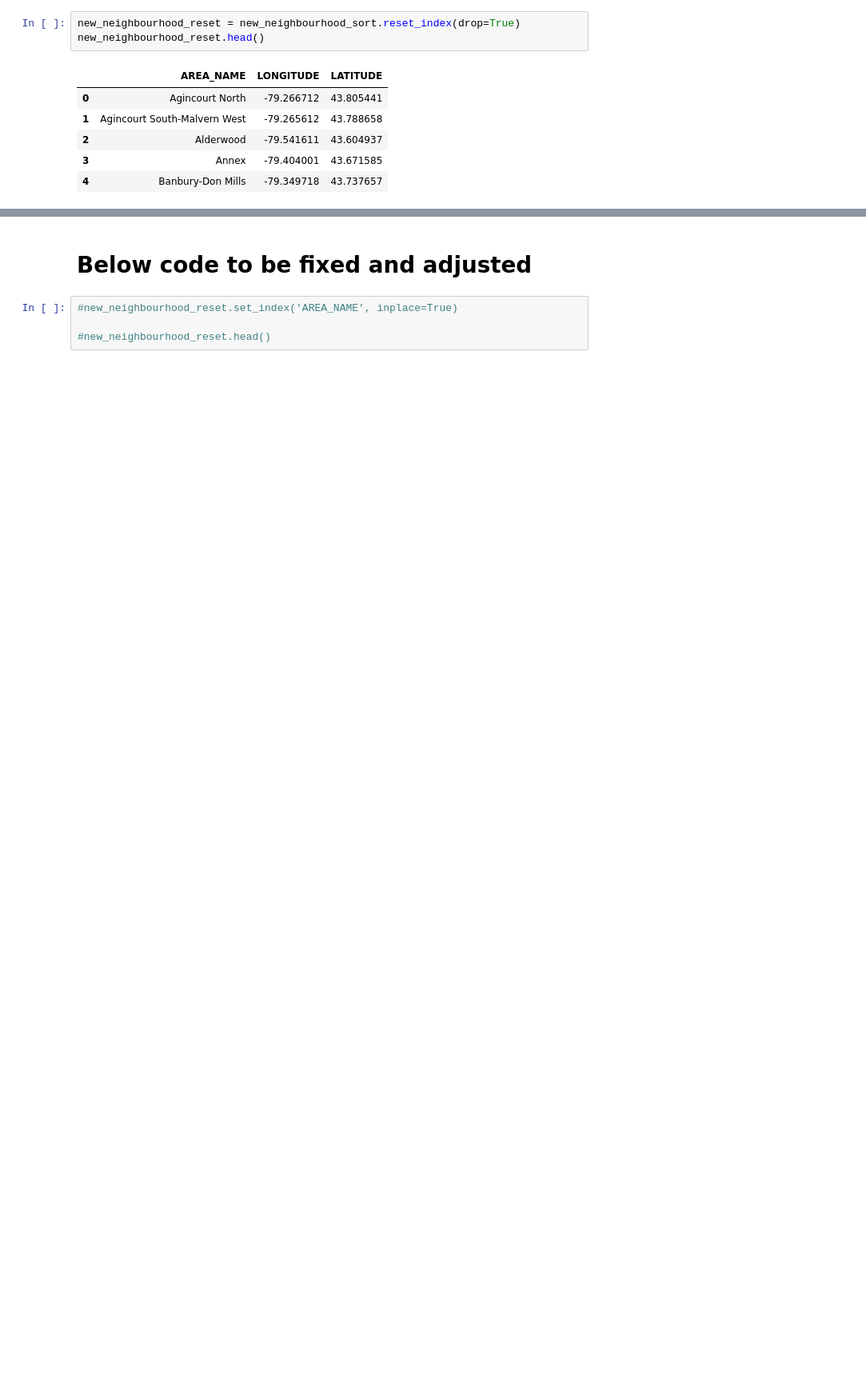
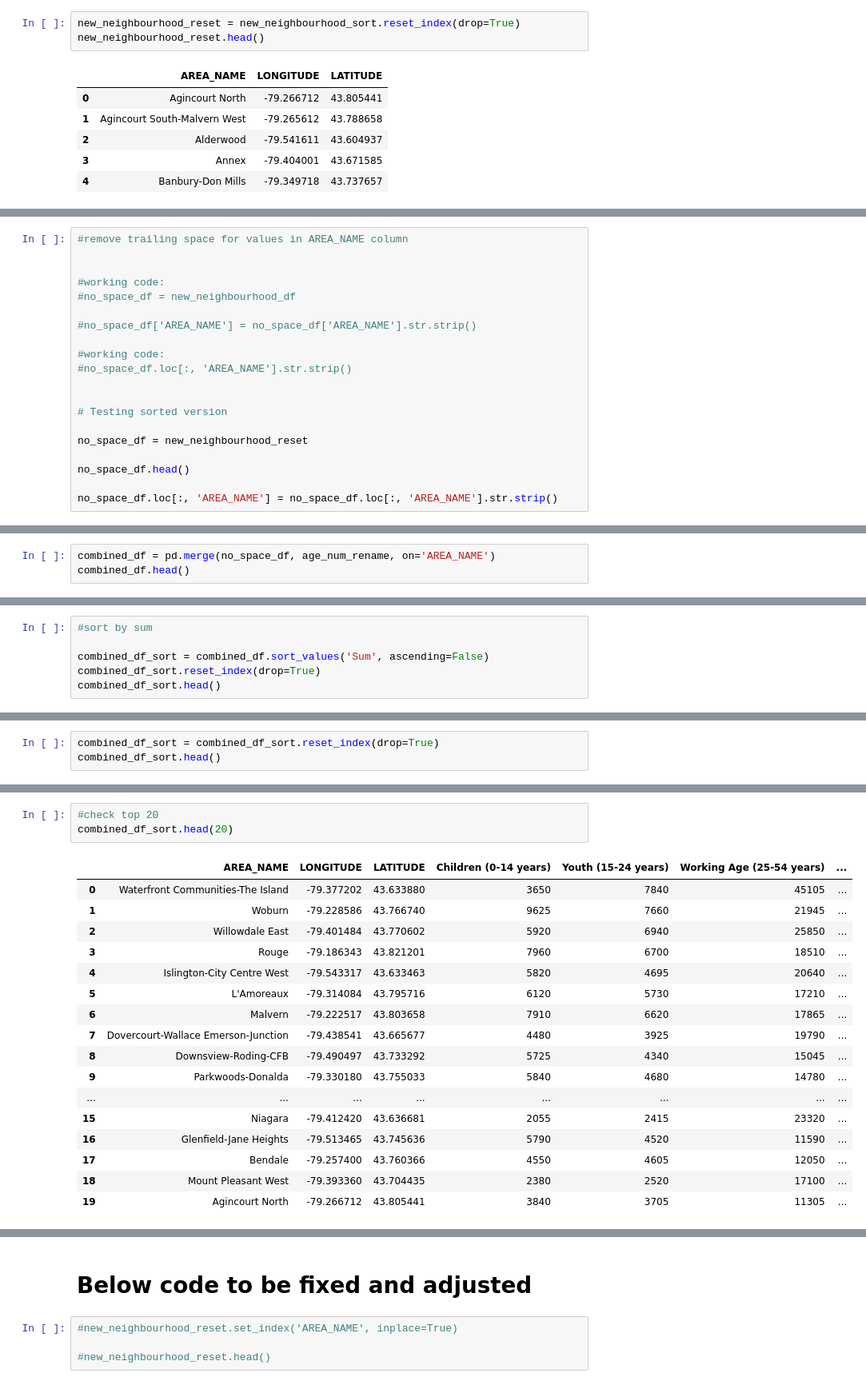
Before and after one commit to genephoenix/Coursera_Capstone, a Jupyter notebook: Capstone Project Notebook.ipynb, the cells around one changed output, grey strips where cells are left out. Shown at 80% size. Saved outputs shown, nothing was run; the diff lists cells and outputs as text; blank space fills up the shorter version.

```diff
--- a/Capstone Project Notebook.ipynb
+++ b/Capstone Project Notebook.ipynb
@@ -738,0 +813,20 @@ new_neighbourhood_reset.head()
+# %%
+#remove trailing space for values in AREA_NAME column
+
+
+#working code:
+#no_space_df = new_neighbourhood_df
+
+#no_space_df['AREA_NAME'] = no_space_df['AREA_NAME'].str.strip()
+
+#working code:
+#no_space_df.loc[:, 'AREA_NAME'].str.strip()
+
+
+# Testing sorted version
+
+no_space_df = new_neighbourhood_reset
+
+no_space_df.head()
+
+no_space_df.loc[:, 'AREA_NAME'] = no_space_df.loc[:, 'AREA_NAME'].str.strip()
@@ -738,0 +860,3 @@ new_neighbourhood_reset.head()
+# %%
+combined_df = pd.merge(no_space_df, age_num_rename, on='AREA_NAME')
+combined_df.head()
@@ -738,0 +870,6 @@ new_neighbourhood_reset.head()
+# %%
+#sort by sum
+
+combined_df_sort = combined_df.sort_values('Sum', ascending=False)
+combined_df_sort.reset_index(drop=True)
+combined_df_sort.head()
@@ -738,0 +883,3 @@ new_neighbourhood_reset.head()
+# %%
+combined_df_sort = combined_df_sort.reset_index(drop=True)
+combined_df_sort.head()
@@ -738,0 +893,21 @@ new_neighbourhood_reset.head()
+# %%
+#check top 20
+combined_df_sort.head(20)
+# %% [output]
+|  | AREA_NAME | LONGITUDE | LATITUDE | Children (0-14 years) | Youth (15-24 years) | Working Age (25-54 years) | ... |
+| 0 | Waterfront Communities-The Island | -79.377202 | 43.633880 | 3650 | 7840 | 45105 | ... |
+| 1 | Woburn | -79.228586 | 43.766740 | 9625 | 7660 | 21945 | ... |
+| 2 | Willowdale East | -79.401484 | 43.770602 | 5920 | 6940 | 25850 | ... |
+| 3 | Rouge | -79.186343 | 43.821201 | 7960 | 6700 | 18510 | ... |
+| 4 | Islington-City Centre West | -79.543317 | 43.633463 | 5820 | 4695 | 20640 | ... |
+| 5 | L'Amoreaux | -79.314084 | 43.795716 | 6120 | 5730 | 17210 | ... |
+| 6 | Malvern | -79.222517 | 43.803658 | 7910 | 6620 | 17865 | ... |
+| 7 | Dovercourt-Wallace Emerson-Junction | -79.438541 | 43.665677 | 4480 | 3925 | 19790 | ... |
+| 8 | Downsview-Roding-CFB | -79.490497 | 43.733292 | 5725 | 4340 | 15045 | ... |
+| 9 | Parkwoods-Donalda | -79.330180 | 43.755033 | 5840 | 4680 | 14780 | ... |
+| ... | ... | ... | ... | ... | ... | ... | ... |
+| 15 | Niagara | -79.412420 | 43.636681 | 2055 | 2415 | 23320 | ... |
+| 16 | Glenfield-Jane Heights | -79.513465 | 43.745636 | 5790 | 4520 | 11590 | ... |
+| 17 | Bendale | -79.257400 | 43.760366 | 4550 | 4605 | 12050 | ... |
+| 18 | Mount Pleasant West | -79.393360 | 43.704435 | 2380 | 2520 | 17100 | ... |
+| 19 | Agincourt North | -79.266712 | 43.805441 | 3840 | 3705 | 11305 | ... |
```
Also changed, not shown: parts of 68 cells of this notebook.
